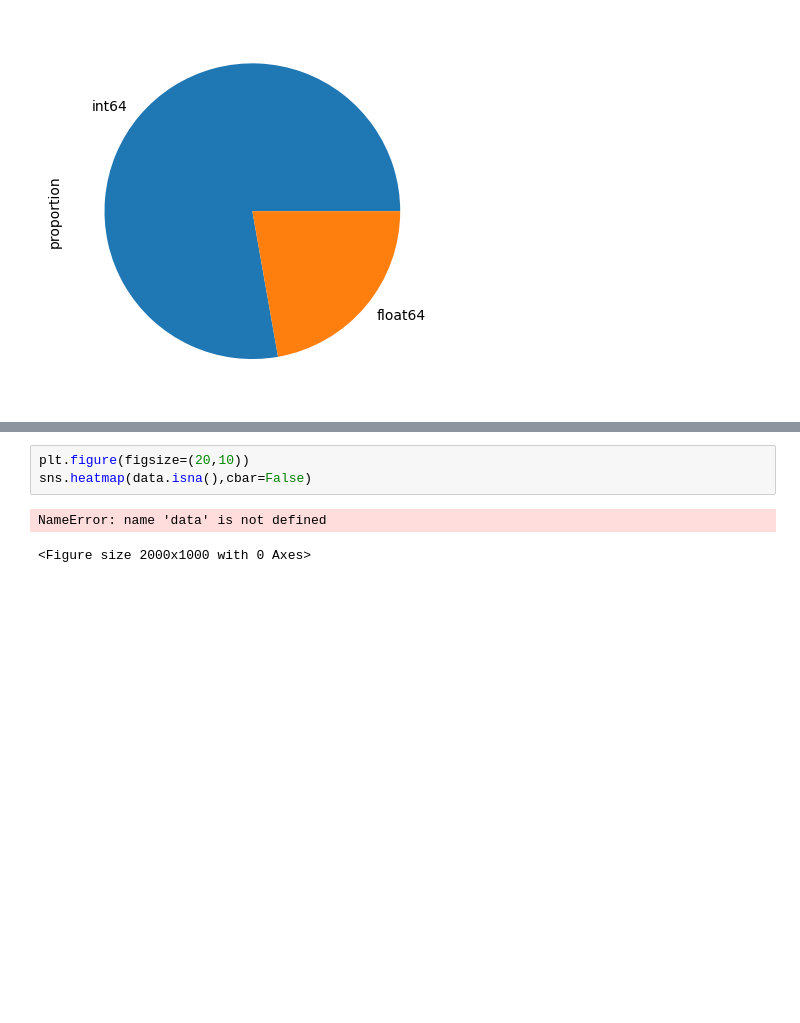
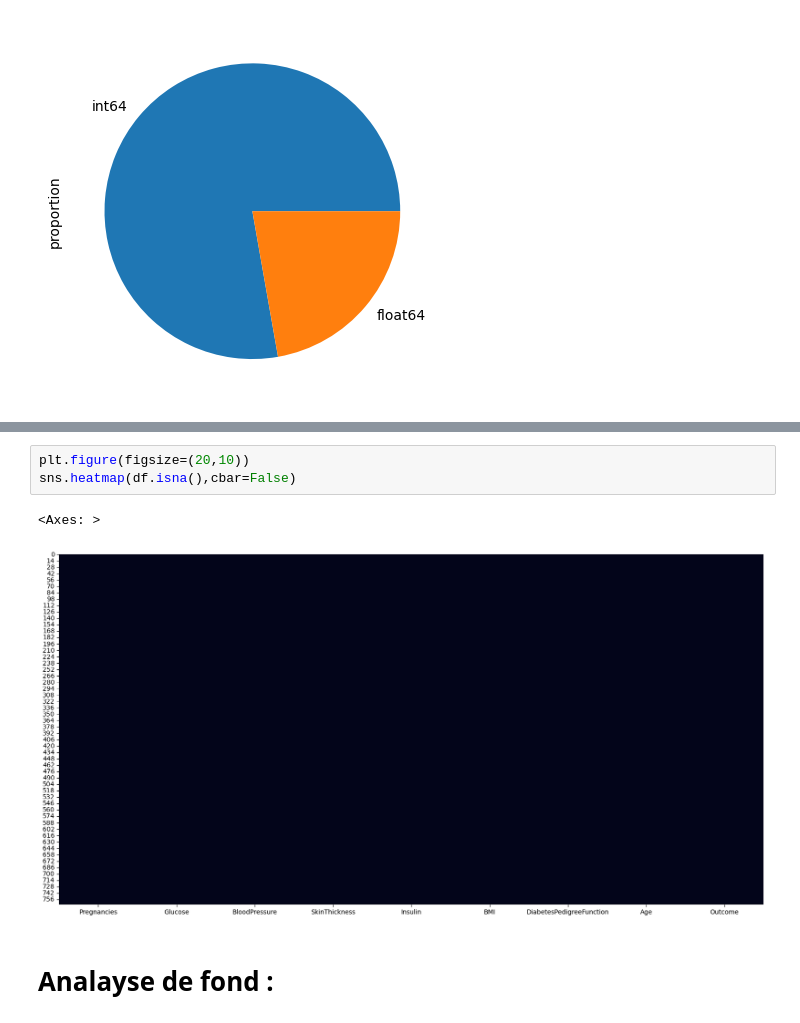
Before and after one commit to touXik/Diab-te-d-tection, a Jupyter notebook: notebooks/2)Exploration de données.ipynb, the cells around one changed output, grey strips where cells are left out. Cells and saved outputs as stored; diff of their text form; blank space fills up the shorter version.

```diff
--- a/notebooks/2)Exploration de données.ipynb
+++ b/notebooks/2)Exploration de données.ipynb
@@ -183,6 +199,8 @@ df.dtypes.value_counts('%').plot.pie()
 # %%
 plt.figure(figsize=(20,10))
-sns.heatmap(data.isna(),cbar=False)
+sns.heatmap(df.isna(),cbar=False)
 # %% [output]
-NameError: name 'data' is not defined
+<Axes: >
-<Figure size 2000x1000 with 0 Axes>
+[figure, added]
+# %% [markdown]
+# Analayse de fond :
```
Also changed, not shown: parts of 10 cells of this notebook.
